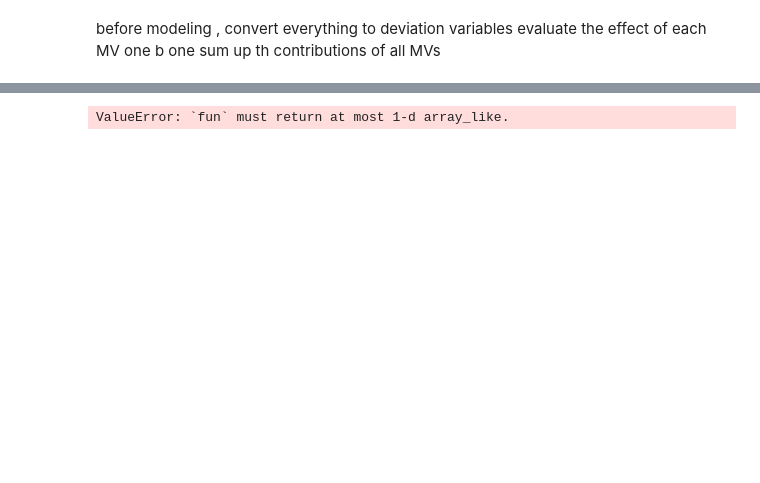
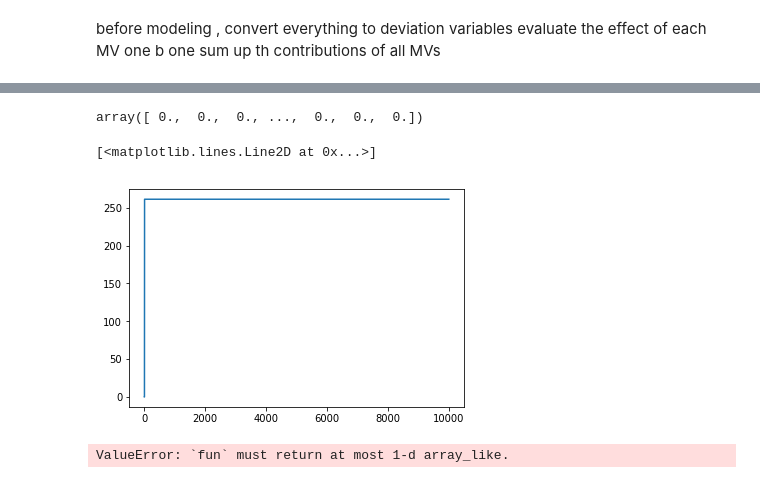
Before and after one commit to sivarammurugan/mpc, a Jupyter notebook: MIMO identification.ipynb, the cells around one changed output, grey strips where cells are left out. Cells and saved outputs as stored; diff of their text form; code cells hidden in the pictures; blank space fills up the shorter version.

```diff
--- a/MIMO identification.ipynb
+++ b/MIMO identification.ipynb
@@ -339,15 +212,0 @@ from scipy.interpolate import interp1d
-# %%
-def ident(u,k,tau,dt):
-    y=0
-    ys=[]
-    ts = range(len(u))
-    u_int = interp1d(ts,u,axis=0)
-    for t in ts:
-        if (t-dt) <0:
-            dydt = 0
-        else:
-            dydt = (k*u_int(t-dt)-y)/tau
-            y += dydt
-        ys.append(y)
-    y_arr = np.array(ys)
-    return y_arr
@@ -354 +215,12 @@ def ident(u,k,tau,dt):
+# %%
+np.ediff1d(df['TIC19.SV'],to_begin=0)
+# %% [output]
+array([ 0.,  0.,  0., ...,  0.,  0.,  0.])
+# %%
+ypred = ident(df['TIC19.SV'][0:10000],2,10,2)
+# %%
+plt.plot(ypred)
+# %% [output]
+[<matplotlib.lines.Line2D at 0x...>]
+[figure, added]
 # %%
```
Also changed, not shown: parts of 29 cells of this notebook, 6 other files.
